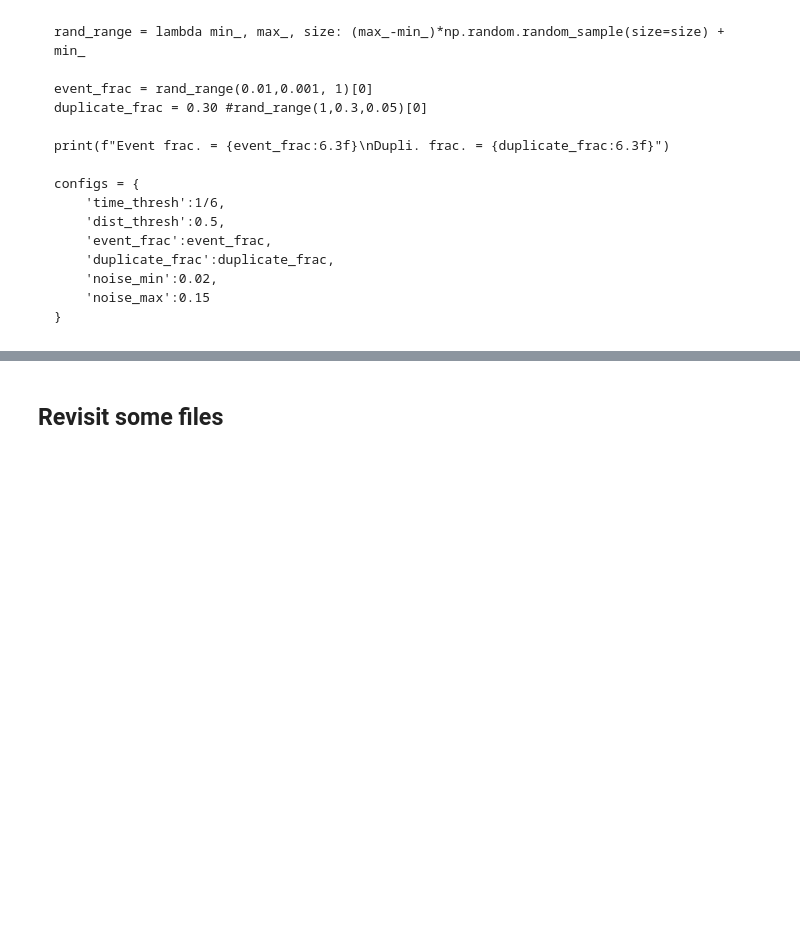
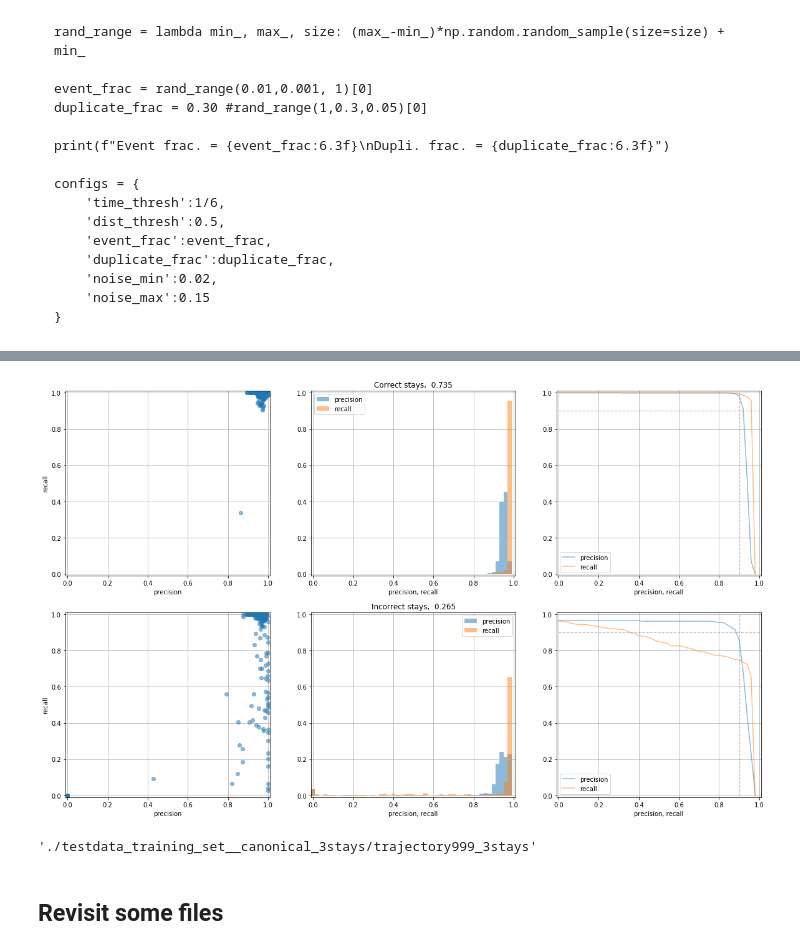
Before and after one commit to m-salewski/stay_classification, a Jupyter notebook: notebooks/classifiers_playground/metric_box_method/classifier_1D__metric_box__devel_3stays_testing.ipynb, the cells around one changed output, grey strips where cells are left out. Saved outputs shown, nothing was run; the diff lists cells and outputs as text; code cells hidden in the pictures; blank space fills up the shorter version.

Commit message:
Update MBM-README (may not be significant); Update devel_3stays NB --> includes stats plots

```diff
--- a/notebooks/classifiers_playground/metric_box_method/classifier_1D__metric_box__devel_3stays_testing.ipynb
+++ b/notebooks/classifiers_playground/metric_box_method/classifier_1D__metric_box__devel_3stays_testing.ipynb
@@ -908,0 +922,79 @@ File 23, plotting stage 5 failed
+# %%
+fig, axs = plt.subplots(2,3, figsize=[20,12])
+axs = axs.flatten()
+ax =axs[0]
+ax.plot(precs3, recs3, 'o', alpha=0.5)
+lims=[-.01,1.01]
+ax.set_xlim(lims)
+ax.set_ylim(lims)
+ax.set_xlabel("precision")
+ax.set_ylabel("recall")
+ax.grid()
+
+binw=0.02
+bins=np.arange(0.0,1.0+binw,binw)
+hp, _ = np.histogram(np.array(precs3), bins=bins, density=True)
+hr, _ = np.histogram(np.array( recs3), bins=bins, density=True)
+
+ax = axs[1]
+_ = ax.bar(bins[:-1], hp*binw, alpha=0.5, width=binw, align='center', label="precision")
+_ = ax.bar(bins[:-1], hr*binw, alpha=0.5, width=binw, align='center', label="recall")
+ax.set_xlabel("precision, recall")
+ax.set_title(f"Correct stays, {len(lens3)/1000:6.3f}")
+ax.set_xlim(lims)
+ax.set_ylim(lims)
+ax.grid()
+ax.legend();
+
+ax = axs[2]
+_ = ax.plot(bins[:-1], 1-np.cumsum(hp*binw), alpha=0.5,label="precision")
+_ = ax.plot(bins[:-1], 1-np.cumsum(hr*binw), alpha=0.5,label="recall")
+ax.plot([0.9,0.9],[0,1], '--', color='gray', lw=1.2, alpha=0.5)
+ax.plot([0,1],[0.9,0.9], '--', color='gray', lw=1.2, alpha=0.5)
+ax.set_xlabel("precision, recall")
+ax.set_xlim(lims)
+ax.set_ylim(lims)
+ax.grid()
+ax.legend()
+
+ax =axs[3]
+ax.plot(precs, recs, 'o', alpha=0.5)
+lims=[-.01,1.01]
+ax.set_xlim(lims)
+ax.set_ylim(lims)
+ax.set_xlabel("precision")
+ax.set_ylabel("recall")
+ax.grid()
+
+binw=0.02
+bins=np.arange(0.0,1.0+binw,binw)
+hp, _ = np.histogram(np.array(precs), bins=bins, density=True)
+hr, _ = np.histogram(np.array( recs), bins=bins, density=True)
+
+ax = axs[4]
+_ = ax.bar(bins[:-1], hp*binw, alpha=0.5, width=binw, align='center', label="precision")
+_ = ax.bar(bins[:-1], hr*binw, alpha=0.5, width=binw, align='center', label="recall")
+ax.set_xlabel("precision, recall")
+ax.set_title(f"Incorrect stays, {len(lens)/1000:6.3f}")
+ax.set_xlim(lims)
+ax.set_ylim(lims)
+ax.grid()
+ax.legend();
+
+ax = axs[5]
+_ = ax.plot(bins[:-1], 1-np.cumsum(hp*binw), alpha=0.5,label="precision")
+_ = ax.plot(bins[:-1], 1-np.cumsum(hr*binw), alpha=0.5,label="recall")
+ax.plot([0.9,0.9],[0,1], '--', color='gray', lw=1.2, alpha=0.5)
+ax.plot([0,1],[0.9,0.9], '--', color='gray', lw=1.2, alpha=0.5)
+ax.set_xlabel("precision, recall")
+ax.set_xlim(lims)
+ax.set_ylim(lims)
+ax.grid()
+ax.legend()
+fig.savefig(data_dir + "metrics.png")
+# %% [output]
+[figure, added]
+# %%
+path_to_file
+# %% [output]
+'./testdata_training_set__canonical_3stays/trajectory999_3stays'
```
Also changed, not shown: parts of 9 cells of this notebook, 2 other files.
